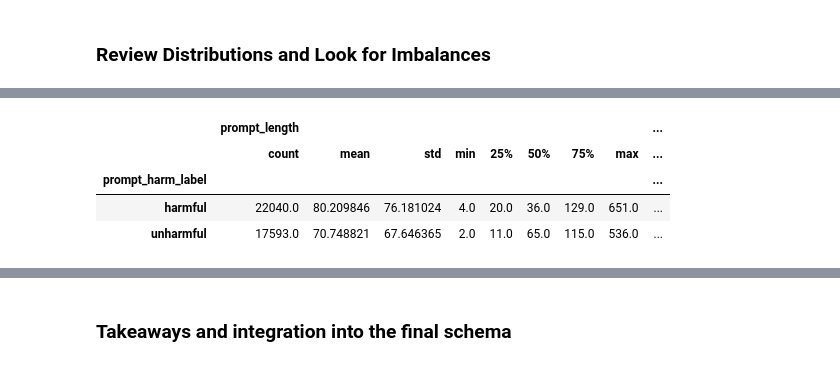
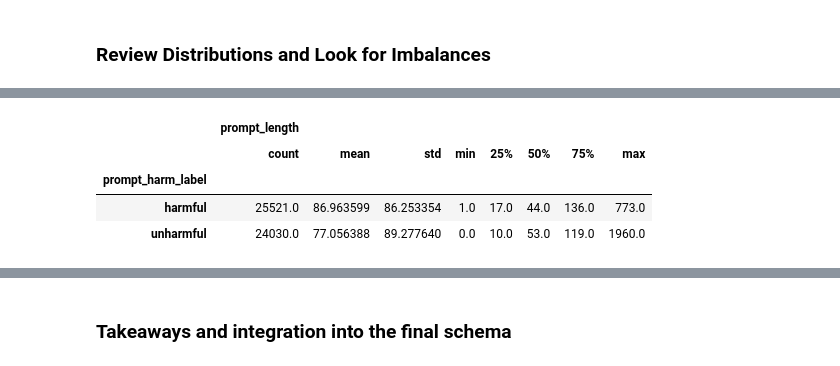
Before and after one commit to strouddm/project-jail-break, a Jupyter notebook: notebooks/01_david_eda_wildguardmix.ipynb, the cells around one changed output, grey strips where cells are left out. Saved outputs shown, nothing was run; the diff lists cells and outputs as text; code cells hidden in the pictures.

```diff
--- a/notebooks/01_david_eda_wildguardmix.ipynb
+++ b/notebooks/01_david_eda_wildguardmix.ipynb
@@ -98,7 +98,7 @@ Column Name: prompt_harm_label
 ### Narrow the dataset to what we need
 # %%
 # Focus the data into the columns that we will use to train the model: prompt, response, prompt-harm-label, and response-refusal-label
-combined_col = combined[['prompt', 'response','prompt_harm_label', 'response_refusal_label', 'adversarial', 'subcategory', 'source_split' ]]
+combined_col = combined[['prompt', 'prompt_harm_label', 'adversarial', 'subcategory', 'source_split']]
 # %%
 # Quality preflight check
 combined_col.info()
@@ -120,8 +118,11 @@ memory usage: 114.6 MB
 # %% [markdown]
 ### Check Quality and Remove Non-essential Data
 # %%
-# Our final dataset requires a prompt + response (single turn) and a prompt harm label
-combined_final = combined_col[combined_col['response'].notna()].copy()
+# Create the final dataset
+combined_final = combined_col.copy()
+
+# Drop duplicate prompts
+combined_final = combined_final.drop_duplicates(subset='prompt').reset_index(drop=True)
 
 # Check to see what rows dont have data
 combined_final.isna().sum()
@@ -137,11 +136,6 @@ dtype: int64
 # %%
 # Remove rows that don't have a prompt harm label (26 of them)
 combined_final = combined_final[combined_final['prompt_harm_label'].notna()].copy()
-
-# Add a unknown for the 5 empty prompt refusal rows since it's not material, but additive, to our overall model
-combined_final["response_refusal_label"] = (
-    combined_final["response_refusal_label"].fillna("unknown")
-)
 # %% [markdown]
 ### Review Distributions and Look for Imbalances
 # %%
@@ -177,16 +171,15 @@ unharmful           47.1   52.9
 # %%
 # Determine if the length is a potential signal
 combined_final['prompt_length'] = combined_final['prompt'].str.split().str.len()
-combined_final['response_length'] = combined_final['response'].str.split().str.len()
 
 # Describe by class as a quick comparison
-combined_final.groupby('prompt_harm_label')[['prompt_length', 'response_length']].describe()
+combined_final.groupby('prompt_harm_label')[['prompt_length']].describe()
 # %% [output]
-|  | prompt_length |  |  |  |  |  |  |  | ... |
-|  | count | mean | std | min | 25% | 50% | 75% | max | ... |
-| prompt_harm_label |  |  |  |  |  |  |  |  | ... |
-| harmful | 22040.0 | 80.209846 | 76.181024 | 4.0 | 20.0 | 36.0 | 129.0 | 651.0 | ... |
-| unharmful | 17593.0 | 70.748821 | 67.646365 | 2.0 | 11.0 | 65.0 | 115.0 | 536.0 | ... |
+|  | prompt_length |  |  |  |  |  |  |  |
+|  | count | mean | std | min | 25% | 50% | 75% | max |
+| prompt_harm_label |  |  |  |  |  |  |  |  |
+| harmful | 25521.0 | 86.963599 | 86.253354 | 1.0 | 17.0 | 44.0 | 136.0 | 773.0 |
+| unharmful | 24030.0 | 77.056388 | 89.277640 | 0.0 | 10.0 | 53.0 | 119.0 | 1960.0 |
 # %%
 # See how many of the prompts are unique
 print(f"Total Number of Unique Prompts: {combined_final["prompt"].nunique()}")
```
Also changed, not shown: parts of 8 cells of this notebook.
